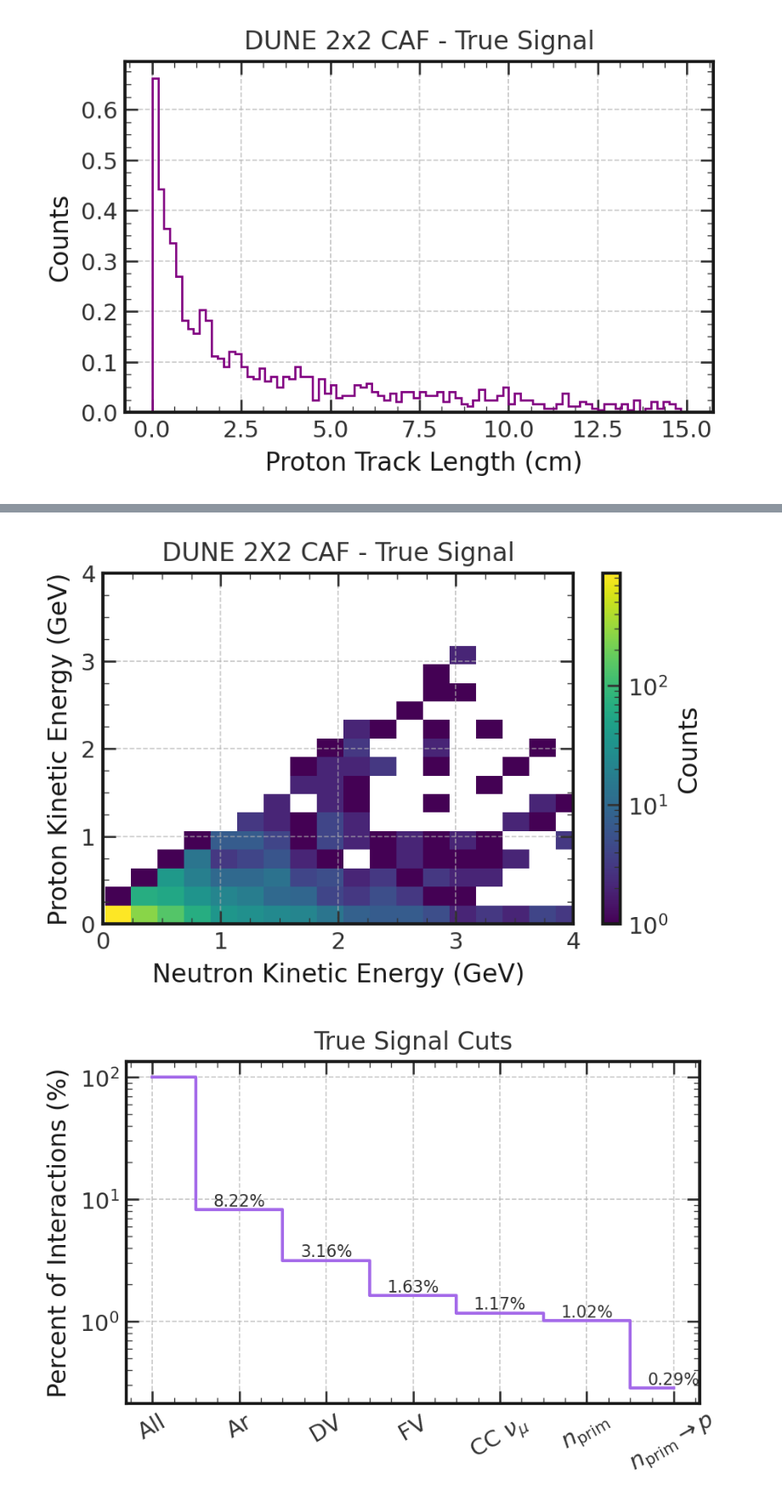
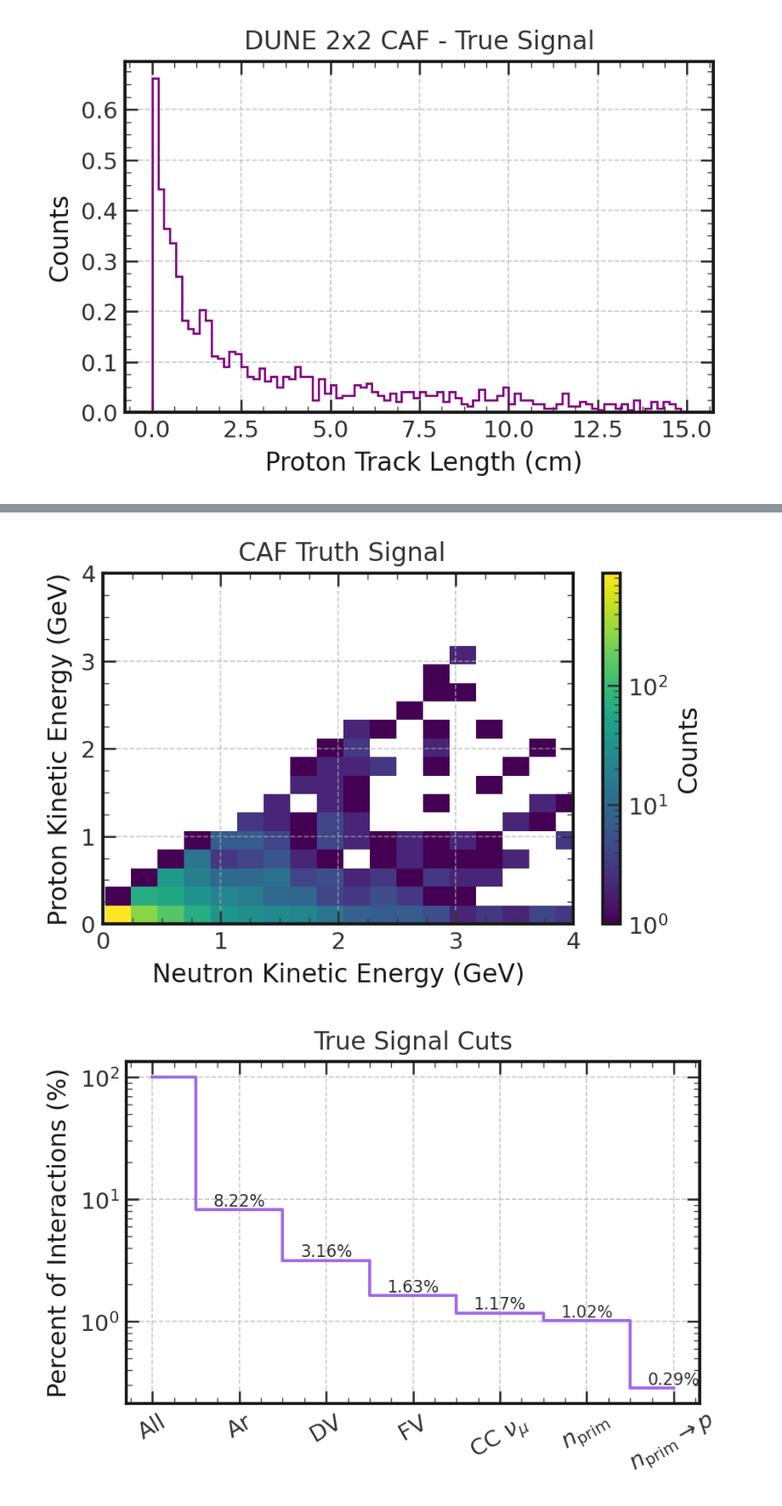
Before and after one commit to gkufatty/neutron-multiplicity, a Jupyter notebook: examples/neutron_selection_caf.ipynb, the cells around one changed output, grey strips where cells are left out. Shown at 85% size. Saved outputs shown, nothing was run; the diff lists cells and outputs as text; code cells hidden in the pictures.

```diff
--- a/examples/neutron_selection_caf.ipynb
+++ b/examples/neutron_selection_caf.ipynb
@@ -323,18 +325,18 @@ plt.show()
 # %%
 K_neutron= [x - pdg_tab.neutron_mass/1000 for x in E_neutron_parents]
 K_proton =[x - pdg_tab.proton_mass/1000 for x in E_proton ]
 
 
 plt.hist2d(K_neutron, K_proton, bins=90, norm=mcolors.LogNorm(), cmap='viridis')
 plt.xlim(0, 4)
 plt.ylim(0, 4)
 plt.colorbar(label='Counts')
 plt.xlabel('Neutron Kinetic Energy (GeV)')
 plt.ylabel('Proton Kinetic Energy (GeV)')
-plt.title('DUNE 2X2 CAF - True Signal')
+plt.title(' CAF Truth Signal')
 plt.show()
 # %% [output]
-[figure, old version]
+[figure, new version]
 # %%
 # Data and positions
 portions = [(num_neutrinos_total), len(E_neutrino_Ar), len(E_neutrino_dv_Ar), len(E_neutrino_fv_Ar), len(E_neutrino_signal), len(E_neutrino_w_prim_neutrons), len(E_neutron_parents ) ]/(0.01*num_neutrinos_total)
```
Also changed, not shown: parts of 36 cells of this notebook.
